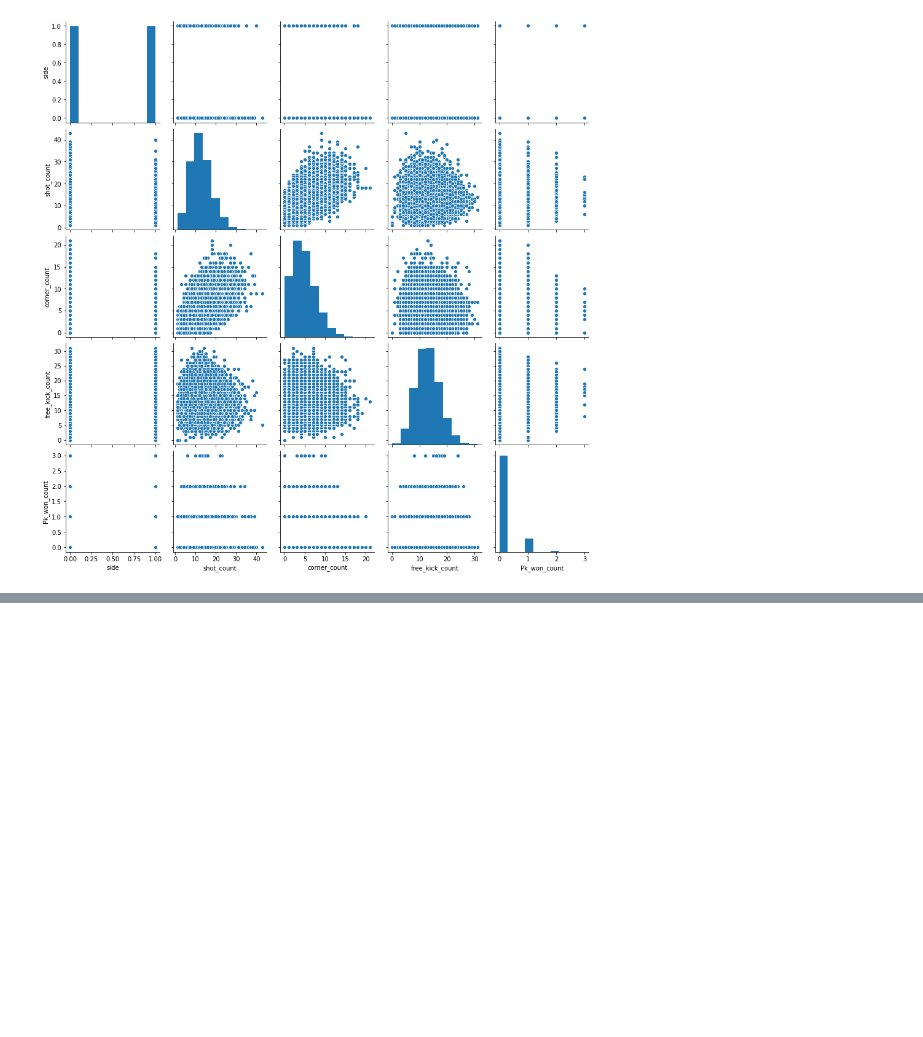
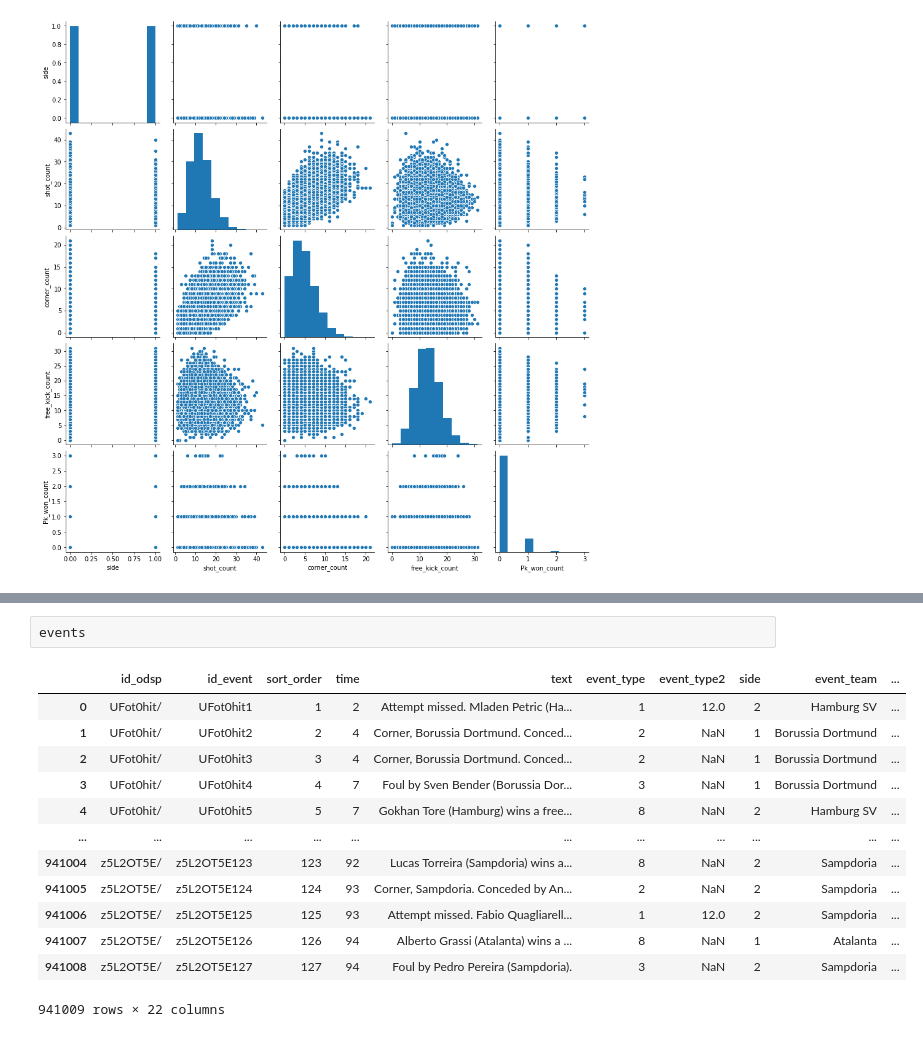
Before and after one commit to pdsam/IART, a Jupyter notebook: Proj2/desperation.ipynb, the cells around one changed output, grey strips where cells are left out. Cells and saved outputs as stored; diff of their text form; blank space fills up the shorter version.

```diff
--- a/Proj2/desperation.ipynb
+++ b/Proj2/desperation.ipynb
@@ -138,0 +152,16 @@ sb.pairplot(fullDataset)
+# %%
+events
+# %% [output]
+|  | id_odsp | id_event | sort_order | time | text | event_type | event_type2 | side | event_team | ... |
+| 0 | UFot0hit/ | UFot0hit1 | 1 | 2 | Attempt missed. Mladen Petric (Ha... | 1 | 12.0 | 2 | Hamburg SV | ... |
+| 1 | UFot0hit/ | UFot0hit2 | 2 | 4 | Corner, Borussia Dortmund. Conced... | 2 | NaN | 1 | Borussia Dortmund | ... |
+| 2 | UFot0hit/ | UFot0hit3 | 3 | 4 | Corner, Borussia Dortmund. Conced... | 2 | NaN | 1 | Borussia Dortmund | ... |
+| 3 | UFot0hit/ | UFot0hit4 | 4 | 7 | Foul by Sven Bender (Borussia Dor... | 3 | NaN | 1 | Borussia Dortmund | ... |
+| 4 | UFot0hit/ | UFot0hit5 | 5 | 7 | Gokhan Tore (Hamburg) wins a free... | 8 | NaN | 2 | Hamburg SV | ... |
+| ... | ... | ... | ... | ... | ... | ... | ... | ... | ... | ... |
+| 941004 | z5L2OT5E/ | z5L2OT5E123 | 123 | 92 | Lucas Torreira (Sampdoria) wins a... | 8 | NaN | 2 | Sampdoria | ... |
+| 941005 | z5L2OT5E/ | z5L2OT5E124 | 124 | 93 | Corner, Sampdoria. Conceded by An... | 2 | NaN | 2 | Sampdoria | ... |
+| 941006 | z5L2OT5E/ | z5L2OT5E125 | 125 | 93 | Attempt missed. Fabio Quagliarell... | 1 | 12.0 | 2 | Sampdoria | ... |
+| 941007 | z5L2OT5E/ | z5L2OT5E126 | 126 | 94 | Alberto Grassi (Atalanta) wins a ... | 8 | NaN | 1 | Atalanta | ... |
+| 941008 | z5L2OT5E/ | z5L2OT5E127 | 127 | 94 | Foul by Pedro Pereira (Sampdoria). | 3 | NaN | 2 | Sampdoria | ... |
+941009 rows × 22 columns
```
Also changed, not shown: parts of 4 cells of this notebook.
